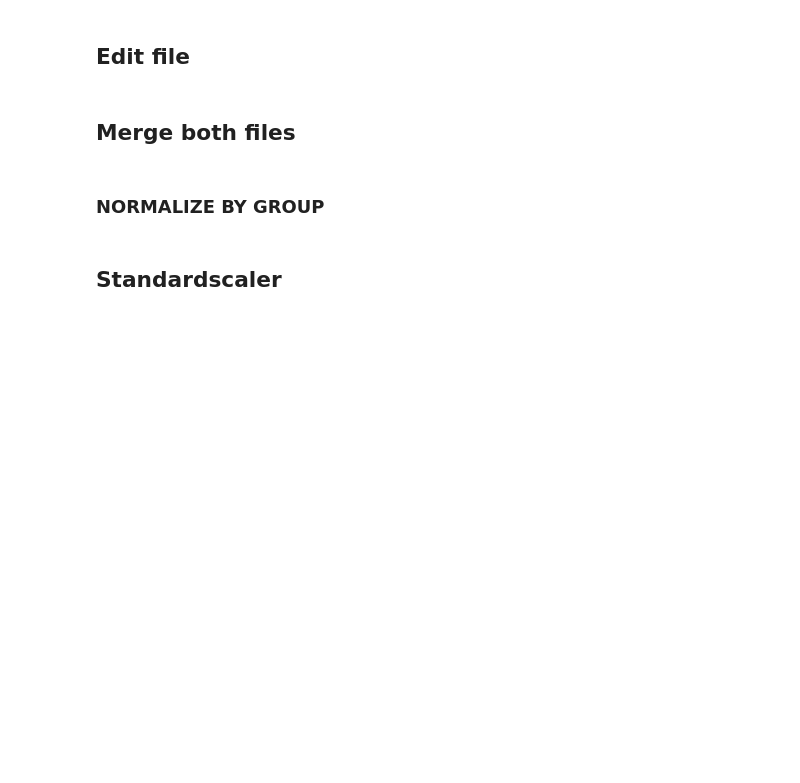
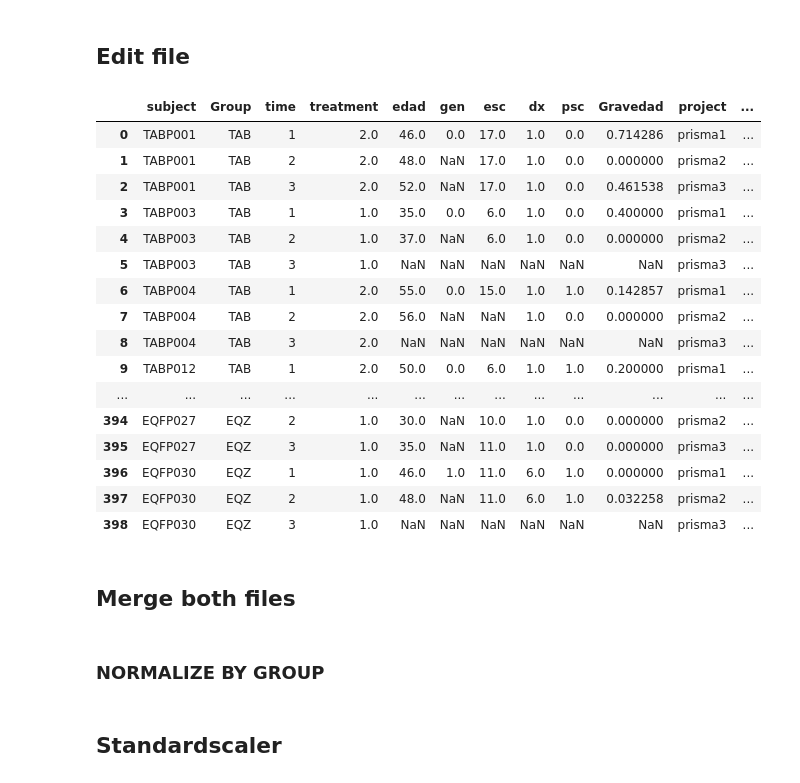
Before and after one commit to catalinabustam/prima_pls, a Jupyter notebook: pls_volume.ipynb, the cells around one changed output. Saved outputs shown, nothing was run; the diff lists cells and outputs as text; code cells hidden in the pictures; blank space fills up the shorter version.

```diff
--- a/pls_volume.ipynb
+++ b/pls_volume.ipynb
@@ -38,2 +80,6 @@ all_data.shape
 # %% [markdown]
 ## Clinical data
+# %%
+clinical_file = 'data/clinical_data_prisma_VF.xlsx'
+clinical_data = pd.read_excel(clinical_file,'master')
+clinical_data
@@ -40,5 +100,4 @@ all_data.shape
 # %%
-clinical_file = 'data/clinical_data_prisma_VF.csv'
-clinical_data = pd.read_csv(clinical_file)
 clinical_data = clinical_data.iloc[:, [9,0,2,3,4,5,6,7,8,15]]
 clinical_data.rename(columns = {'id_RM':'subject'}, inplace = True)
+#clinical_data
@@ -48,13 +128,35 @@ clinical_data.rename(columns = {'id_RM':'subject'}, inplace = True)
 pd.set_option('display.max_rows', None)
 
 #add same treatment in all times
-l=["Group",'time','edad','gen','esc','dx','psc', 'Gravedad'] # column different from each row
+l=['Group','time','edad','gen','esc','dx','psc', 'Gravedad'] # column different from each row
 clinical_data_f = pd.concat([clinical_data.drop(l,1).groupby('subject').transform('first'),clinical_data[l],clinical_data[['subject']]],axis=1).reindex(columns=clinical_data.columns)
 
 clinical_data_f['project'] = 'prisma'+ clinical_data_f.time.astype(str)
 
 clinical_data_f.loc[clinical_data_f.Group == 'CTR', 'project'] = "controles"
-clinical_data_f['c_group'] = clinical_data_f['Group'] + '-' + clinical_data_f['project'] +'-' +'treatment' + clinical_data_f['treatment'].astype(str)
+# Agregar condición
+#clinical_data_f['c_group'] = clinical_data_f['Group'] + '-' + clinical_data_f['project'] +'-' +'treatment' + clinical_data_f['treatment'].astype(str)
+clinical_data_f['c_group'] = clinical_data_f['Group'] + '-' + clinical_data_f['project']
+# %%
+clinical_data_f
+# %% [output]
+|  | subject | Group | time | treatment | edad | gen | esc | dx | psc | Gravedad | project | ... |
+| 0 | TABP001 | TAB | 1 | 2.0 | 46.0 | 0.0 | 17.0 | 1.0 | 0.0 | 0.714286 | prisma1 | ... |
+| 1 | TABP001 | TAB | 2 | 2.0 | 48.0 | NaN | 17.0 | 1.0 | 0.0 | 0.000000 | prisma2 | ... |
+| 2 | TABP001 | TAB | 3 | 2.0 | 52.0 | NaN | 17.0 | 1.0 | 0.0 | 0.461538 | prisma3 | ... |
+| 3 | TABP003 | TAB | 1 | 1.0 | 35.0 | 0.0 | 6.0 | 1.0 | 0.0 | 0.400000 | prisma1 | ... |
+| 4 | TABP003 | TAB | 2 | 1.0 | 37.0 | NaN | 6.0 | 1.0 | 0.0 | 0.000000 | prisma2 | ... |
+| 5 | TABP003 | TAB | 3 | 1.0 | NaN | NaN | NaN | NaN | NaN | NaN | prisma3 | ... |
+| 6 | TABP004 | TAB | 1 | 2.0 | 55.0 | 0.0 | 15.0 | 1.0 | 1.0 | 0.142857 | prisma1 | ... |
+| 7 | TABP004 | TAB | 2 | 2.0 | 56.0 | NaN | NaN | 1.0 | 0.0 | 0.000000 | prisma2 | ... |
+| 8 | TABP004 | TAB | 3 | 2.0 | NaN | NaN | NaN | NaN | NaN | NaN | prisma3 | ... |
+| 9 | TABP012 | TAB | 1 | 2.0 | 50.0 | 0.0 | 6.0 | 1.0 | 1.0 | 0.200000 | prisma1 | ... |
+| ... | ... | ... | ... | ... | ... | ... | ... | ... | ... | ... | ... | ... |
+| 394 | EQFP027 | EQZ | 2 | 1.0 | 30.0 | NaN | 10.0 | 1.0 | 0.0 | 0.000000 | prisma2 | ... |
+| 395 | EQFP027 | EQZ | 3 | 1.0 | 35.0 | NaN | 11.0 | 1.0 | 0.0 | 0.000000 | prisma3 | ... |
+| 396 | EQFP030 | EQZ | 1 | 1.0 | 46.0 | 1.0 | 11.0 | 6.0 | 1.0 | 0.000000 | prisma1 | ... |
+| 397 | EQFP030 | EQZ | 2 | 1.0 | 48.0 | NaN | 11.0 | 6.0 | 1.0 | 0.032258 | prisma2 | ... |
+| 398 | EQFP030 | EQZ | 3 | 1.0 | NaN | NaN | NaN | NaN | NaN | NaN | prisma3 | ... |
 # %% [markdown]
 ## Merge both files
 # %%
```
Also changed, not shown: parts of 80 cells of this notebook, 8 other files.
